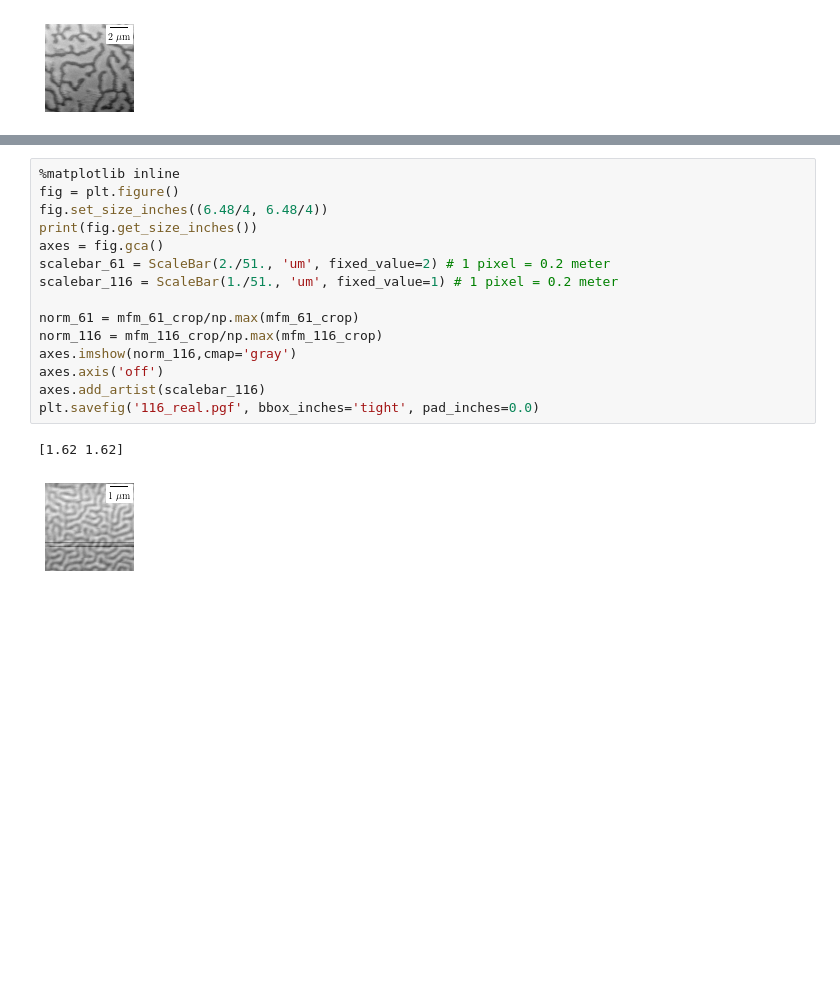
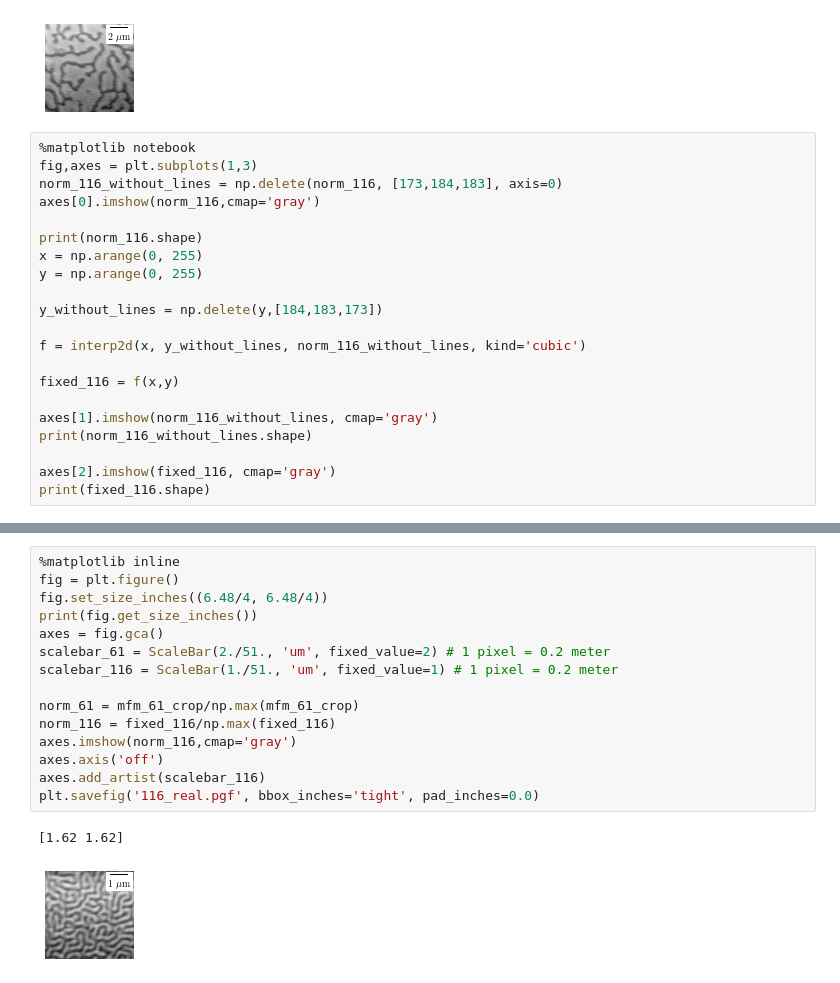
Before and after one commit to lrlunin/bachelorarbeit_python_notebooks_and_data, a Jupyter notebook: mfm/mfm FT.ipynb, the cells around one changed output, grey strips where cells are left out. Saved outputs shown, nothing was run; the diff lists cells and outputs as text; blank space fills up the shorter version.

```diff
--- a/mfm/mfm FT.ipynb
+++ b/mfm/mfm FT.ipynb
@@ -89,3 +95,24 @@ fig.savefig('61_real.pgf', bbox_inches='tight', pad_inches=0.0)
 # %% [output]
 [1.62 1.62]
 [figure]
+# %%
+%matplotlib notebook
+fig,axes = plt.subplots(1,3)
+norm_116_without_lines = np.delete(norm_116, [173,184,183], axis=0)
+axes[0].imshow(norm_116,cmap='gray')
+
+print(norm_116.shape)
+x = np.arange(0, 255)
+y = np.arange(0, 255)
+
+y_without_lines = np.delete(y,[184,183,173])
+
+f = interp2d(x, y_without_lines, norm_116_without_lines, kind='cubic')
+
+fixed_116 = f(x,y)
+
+axes[1].imshow(norm_116_without_lines, cmap='gray')
+print(norm_116_without_lines.shape)
+
+axes[2].imshow(fixed_116, cmap='gray')
+print(fixed_116.shape)
@@ -92,21 +125,21 @@ fig.savefig('61_real.pgf', bbox_inches='tight', pad_inches=0.0)
 # %%
 %matplotlib inline
 fig = plt.figure()
 fig.set_size_inches((6.48/4, 6.48/4))
 print(fig.get_size_inches())
 axes = fig.gca()
 scalebar_61 = ScaleBar(2./51., 'um', fixed_value=2) # 1 pixel = 0.2 meter
 scalebar_116 = ScaleBar(1./51., 'um', fixed_value=1) # 1 pixel = 0.2 meter
 
 norm_61 = mfm_61_crop/np.max(mfm_61_crop)
-norm_116 = mfm_116_crop/np.max(mfm_116_crop)
+norm_116 = fixed_116/np.max(fixed_116)
 axes.imshow(norm_116,cmap='gray')
 axes.axis('off')
 axes.add_artist(scalebar_116)
 plt.savefig('116_real.pgf', bbox_inches='tight', pad_inches=0.0)
 # %% [output]
 [1.62 1.62]
-[figure, old version]
+[figure, new version]
 # %%
 %matplotlib inline
 fig = plt.figure()
```
Also changed, not shown: parts of 6 cells of this notebook, 5 other files.
